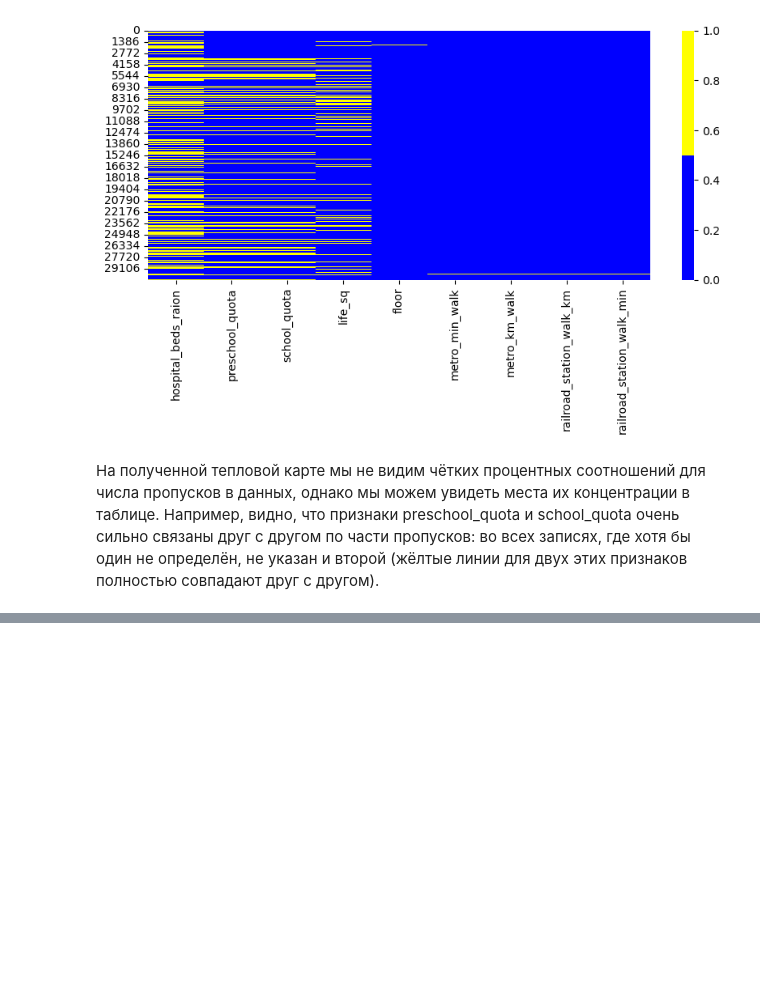
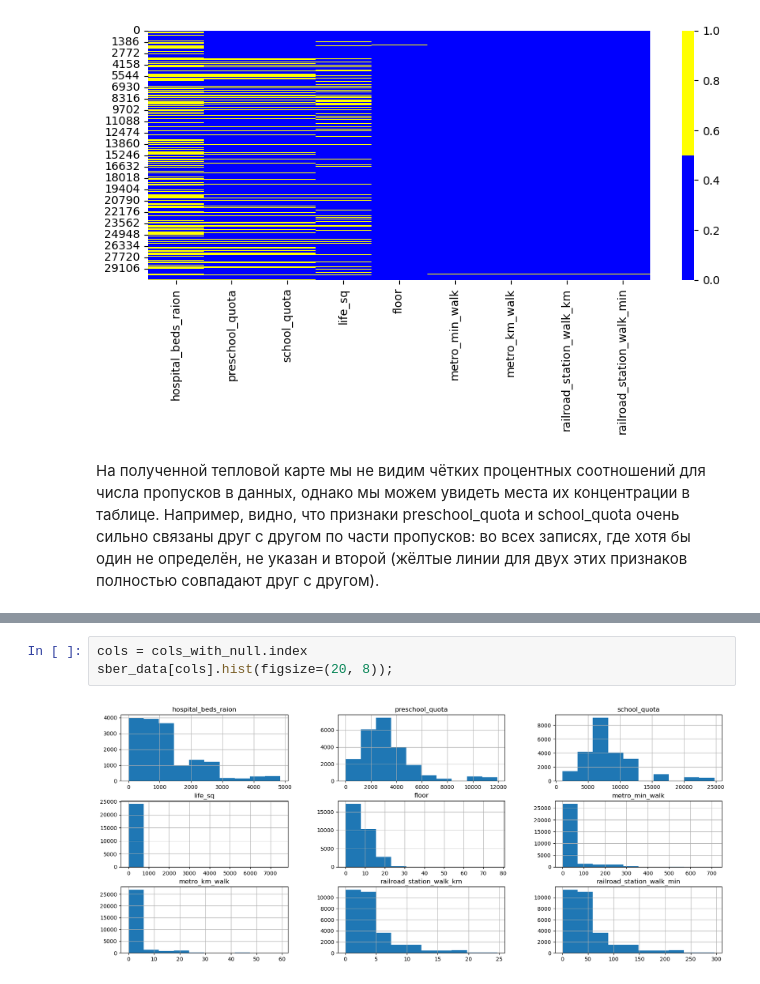
Before and after one commit to keval999/sf_data_science, a Jupyter notebook: SKILLFACTORY/Модуль 6. Очистка данных/Модуль 6. Очистка данных.ipynb, the cells around one changed output, grey strips where cells are left out. Drawn from its saved outputs; the diff is of its cells as text; blank space fills up the shorter version.

```diff
--- a/SKILLFACTORY/Модуль 6. Очистка данных/Модуль 6. Очистка данных.ipynb
+++ b/SKILLFACTORY/Модуль 6. Очистка данных/Модуль 6. Очистка данных.ipynb
@@ -256,0 +347,5 @@ ax = sns.heatmap(
+# %%
+cols = cols_with_null.index
+sber_data[cols].hist(figsize=(20, 8));
+# %% [output]
+[figure, added]
```
Also changed, not shown: parts of 67 cells of this notebook.
